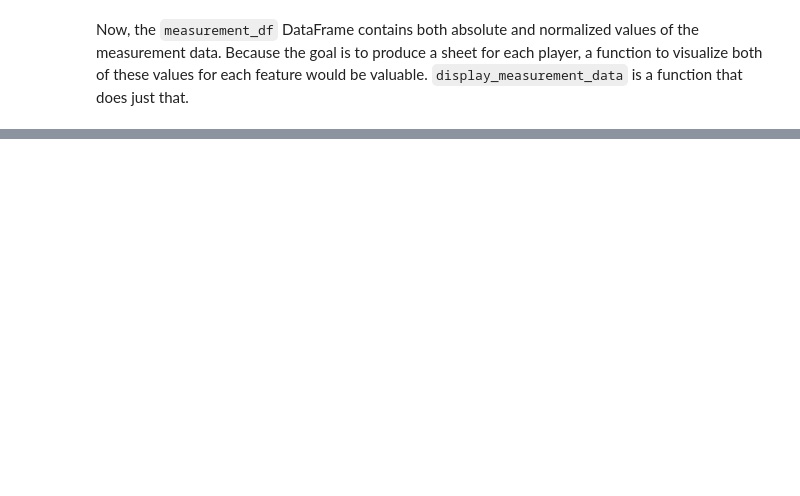
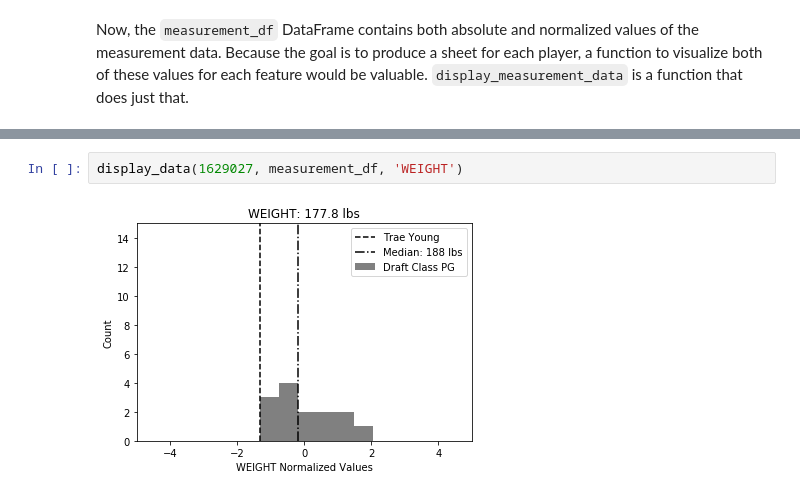
Before and after one commit to basketballrelativity/draft_combine, a Jupyter notebook: draft_combine.ipynb, the cells around one changed output, grey strips where cells are left out. Saved outputs shown, nothing was run; the diff lists cells and outputs as text; blank space fills up the shorter version.

```diff
--- a/draft_combine.ipynb
+++ b/draft_combine.ipynb
@@ -233,0 +266,4 @@ BODY_FAT_PCT: 8.9%
+# %%
+display_data(1629027, measurement_df, 'WEIGHT')
+# %% [output]
+[figure, added]
```
Also changed, not shown: parts of 14 cells of this notebook.
